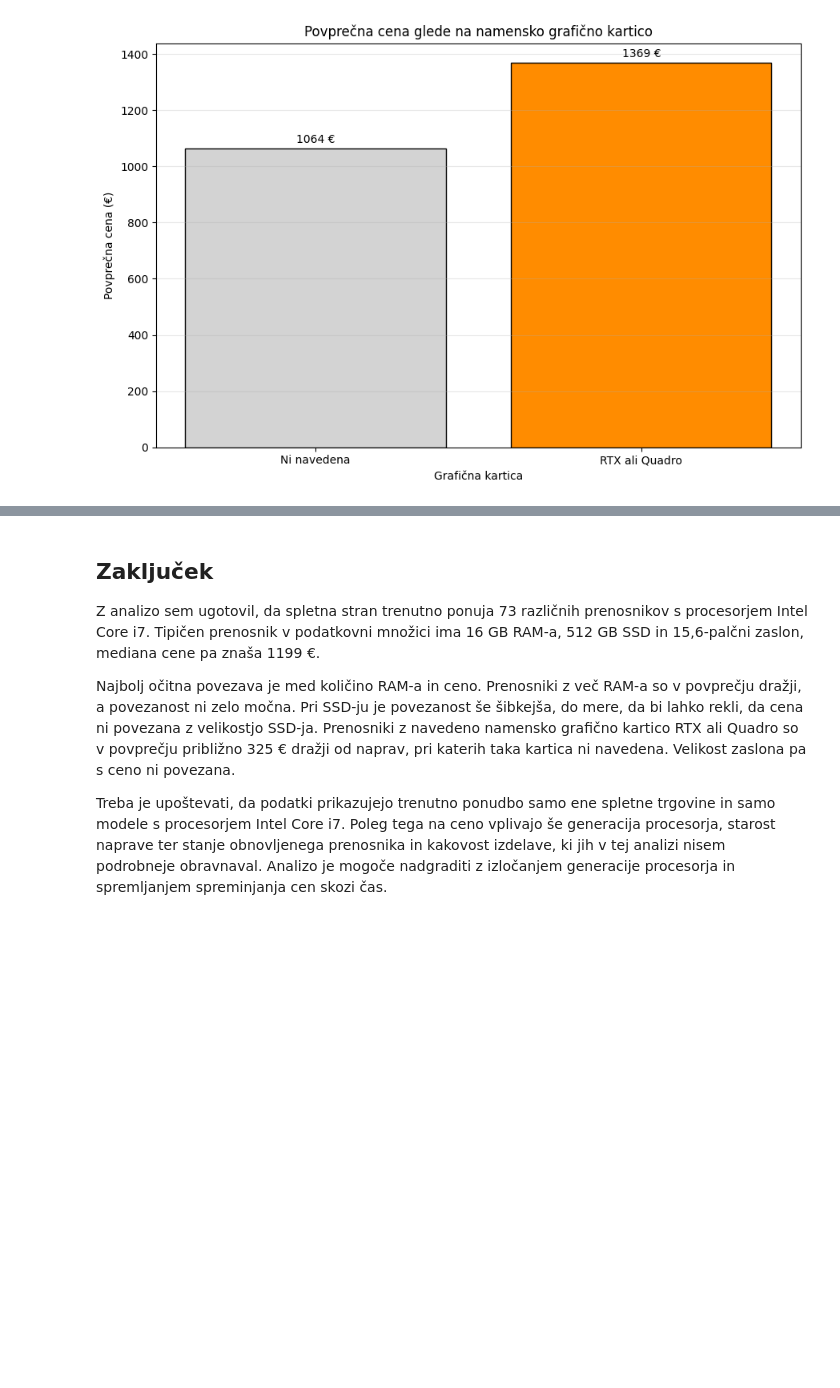
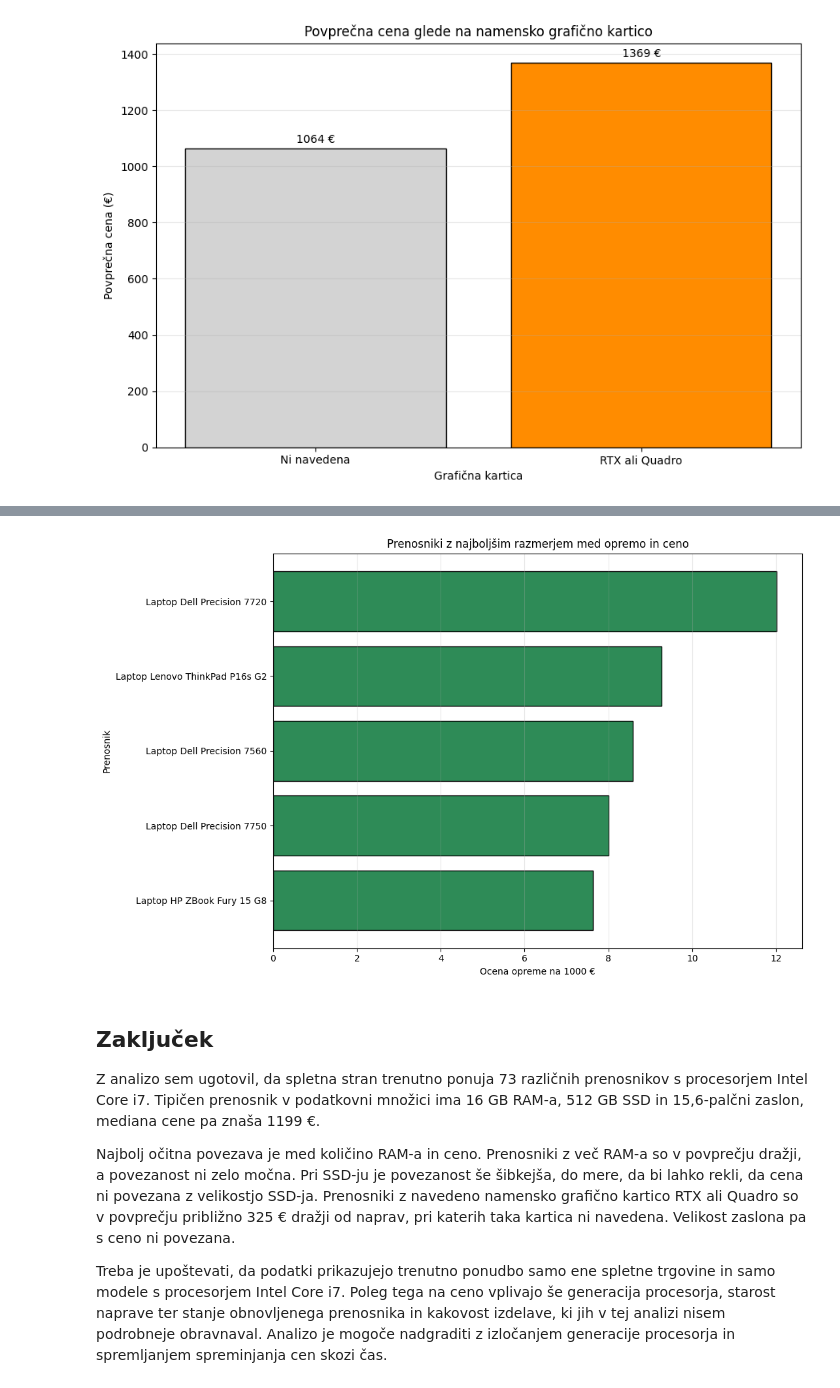
Before and after one commit to dkalan17/seminarska_uvp, a Jupyter notebook: analiza_prenosnikov.ipynb, the cells around one changed output, grey strips where cells are left out. Cells and saved outputs as stored; diff of their text form; code cells hidden in the pictures; blank space fills up the shorter version.

```diff
--- a/analiza_prenosnikov.ipynb
+++ b/analiza_prenosnikov.ipynb
@@ -277,0 +282,50 @@ plt.show()
+# %%
+# Uporabimo samo prenosnike z znanimi podatki.
+ugodnost = podatki.dropna(
+    subset=['ram_gb', 'ssd_gb', 'cena_eur']
+).copy()
+
+# Izračun preproste ocene opreme.
+ugodnost['ocena_opreme'] = (
+    ugodnost['ram_gb'] / 8
+    + ugodnost['ssd_gb'] / 256
+    + ugodnost['namenska_graficna'].astype(int) * 2
+)
+
+# Koliko opreme dobimo za 1000 €.
+ugodnost['razmerje_oprema_cena'] = (
+    ugodnost['ocena_opreme']
+    / ugodnost['cena_eur']
+    * 1000
+)
+
+najugodnejši = ugodnost.nlargest(5, 'razmerje_oprema_cena')
+
+display(
+    najugodnejši[
+        [
+            'ime',
+            'procesor',
+            'ram',
+            'ssd',
+            'graficna',
+            'cena',
+            'razmerje_oprema_cena'
+        ]
+    ].round(2).reset_index(drop=True)
+)
+
+plt.figure(figsize=(11, 7))
+plt.barh(
+    najugodnejši['ime'][::-1],
+    najugodnejši['razmerje_oprema_cena'][::-1],
+    color='seagreen',
+    edgecolor='black'
+)
+plt.title('Prenosniki z najboljšim razmerjem med opremo in ceno')
+plt.xlabel('Ocena opreme na 1000 €')
+plt.ylabel('Prenosnik')
+plt.grid(axis='x', alpha=0.3)
+plt.tight_layout()
+plt.show()
+# %% [output]
@@ -278,3 +338,4 @@ plt.show()
+[figure, added]
 # %% [markdown]
 ## Zaključek
 
```
Also changed, not shown: parts of 2 cells of this notebook.
